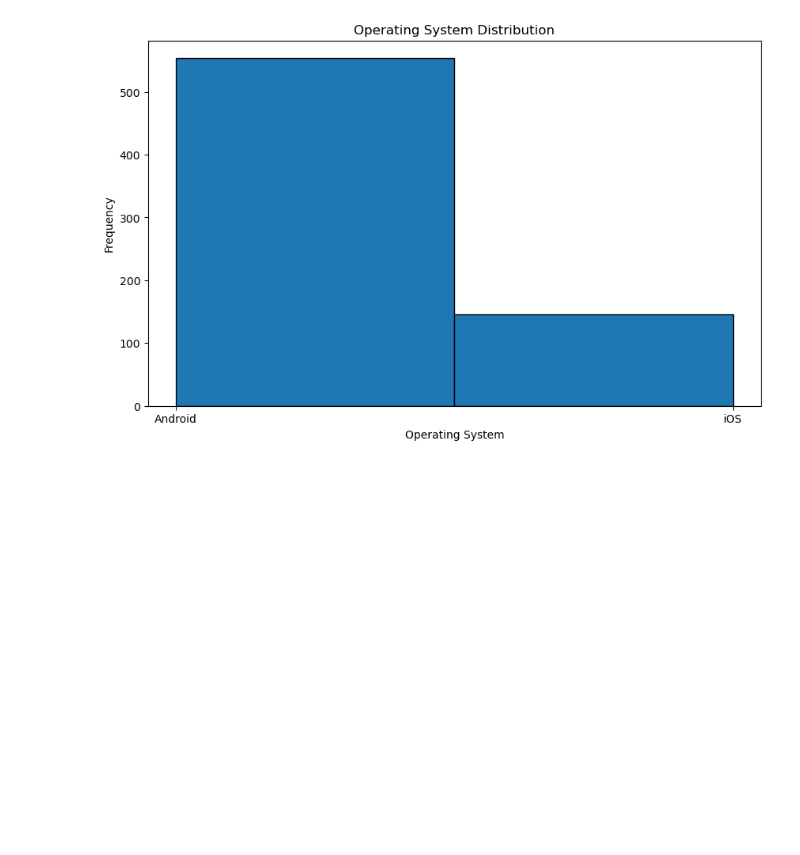
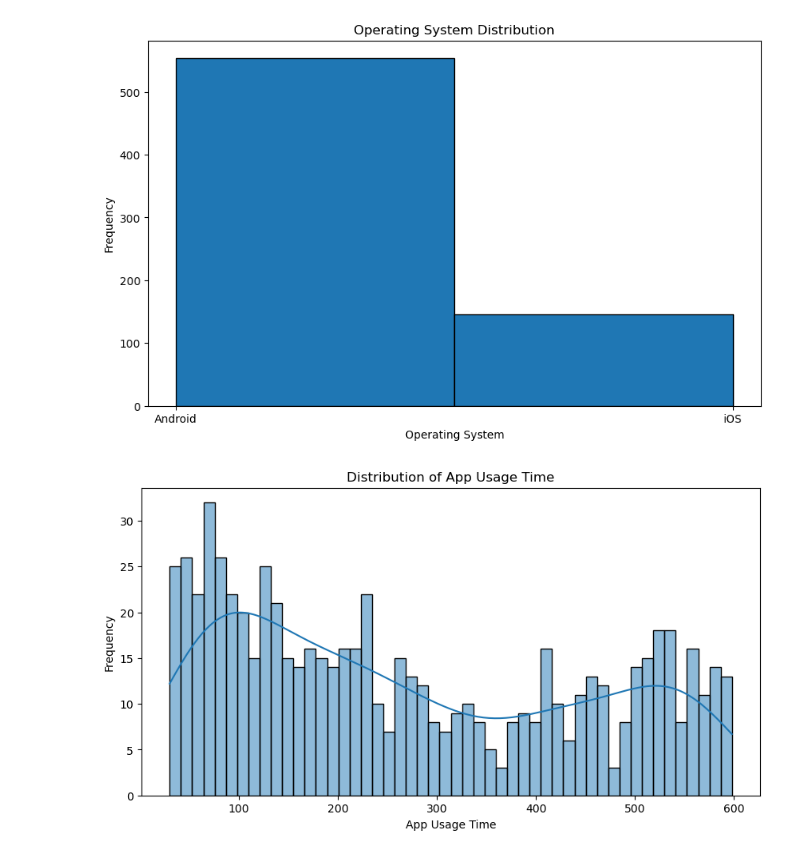
Before and after one commit to beccaa9116/Mobile-Device-Usage-and-User-Behavior, a Jupyter notebook: mobile_user_behavior.ipynb, the cells around one changed output. Drawn from its saved outputs; the diff is of its cells as text; code cells hidden in the pictures; blank space fills up the shorter version.

```diff
--- a/mobile_user_behavior.ipynb
+++ b/mobile_user_behavior.ipynb
@@ -93,3 +103,13 @@ plt.ylabel('Frequency')
 plt.show()
 # %% [output]
 [figure]
+# %%
+#plot app usage time in histplot
+plt.figure(figsize=(10, 5))
+sns.histplot(data['App Usage Time (min/day)'], bins=50, kde=True)
+plt.title('Distribution of App Usage Time')
+plt.xlabel('App Usage Time')
+plt.ylabel('Frequency')
+plt.show()
+# %% [output]
+[figure, added]
```
Also changed, not shown: parts of 9 cells of this notebook.
